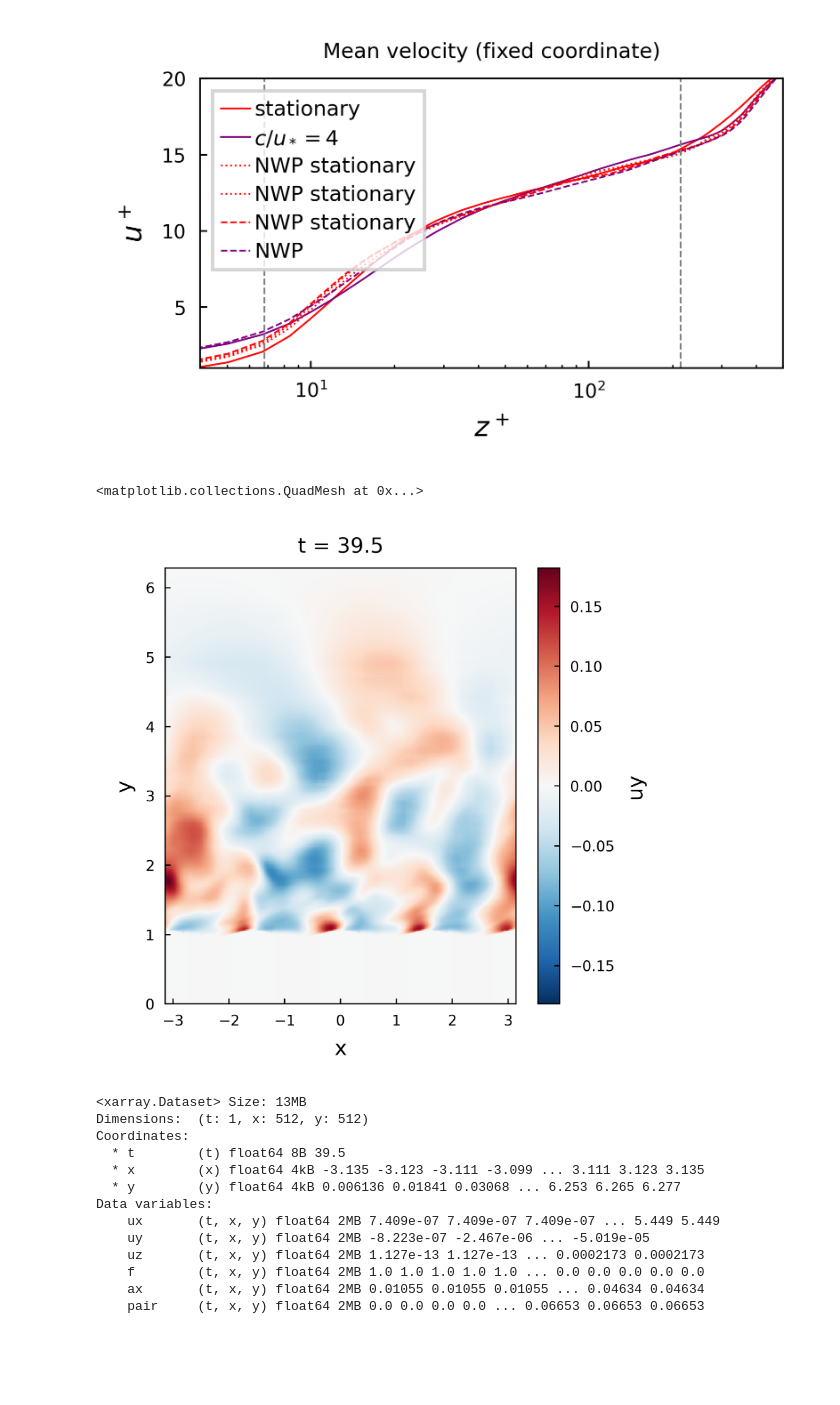
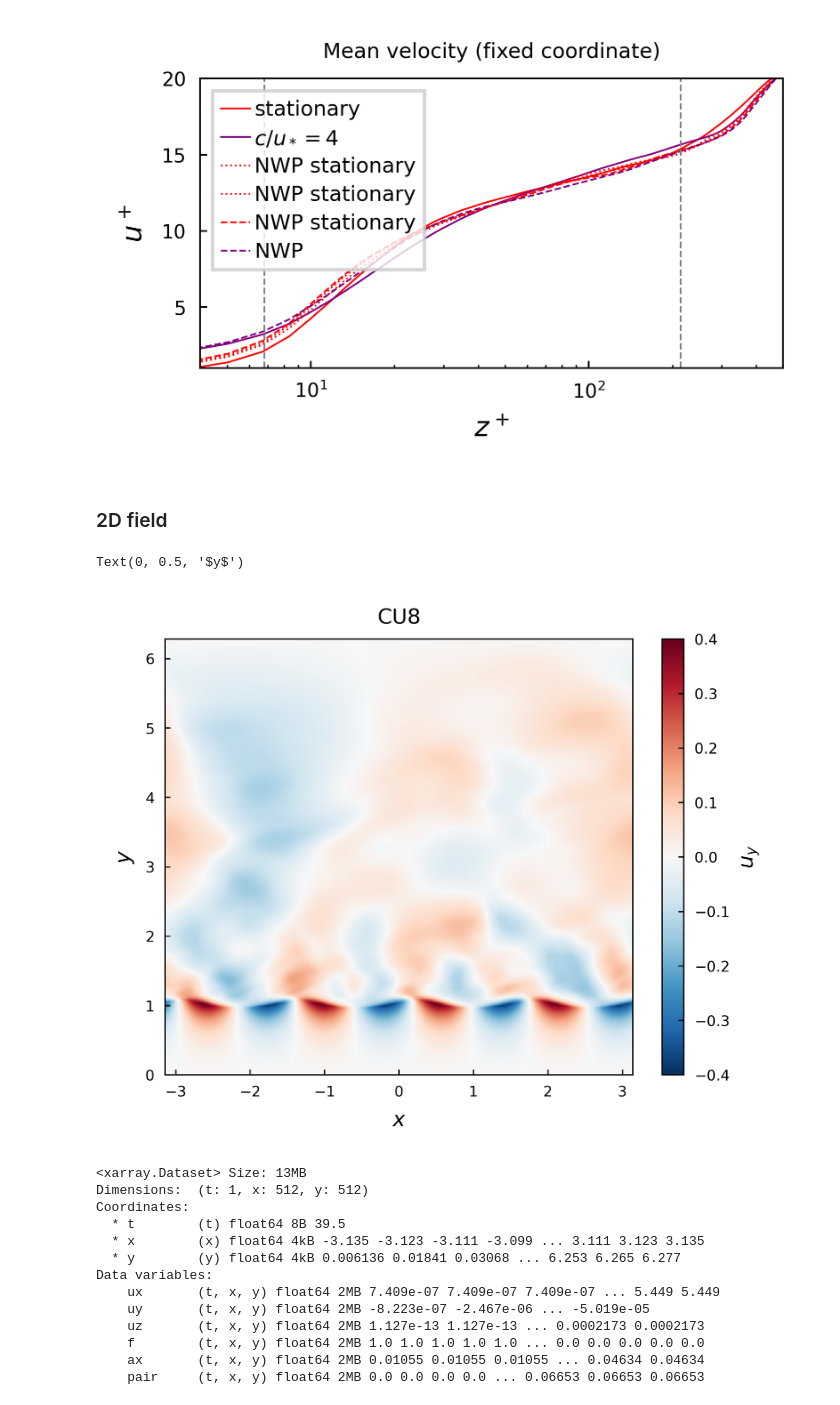
Before and after one commit to jiarong-wu/ctr, a Jupyter notebook: post-processing/windwave/notebooks/data_2D.ipynb, the cells around one changed output. Saved outputs shown, nothing was run; the diff lists cells and outputs as text; code cells hidden in the pictures; blank space fills up the shorter version.

```diff
--- a/post-processing/windwave/notebooks/data_2D.ipynb
+++ b/post-processing/windwave/notebooks/data_2D.ipynb
@@ -43,0 +21,20 @@ ds = read_fields_2D(path, times, NSLICE=512, NGRID=512, varlist=['ux','uy','uz',
+# %%
+path = '/home/ctrsp-2024/jiarongw/outputs/NWP_ZPG_CU2/'
+times = np.arange(45,58,0.1)
+ds_CU2 = read_fields_2D(path, times, NSLICE=512, NGRID=512, varlist=['ux','uy','uz','f'])
+
+path = '/home/ctrsp-2024/jiarongw/outputs/NWP_ZPG_CU4/'
+times = np.arange(45,53,0.1)
+ds_CU4 = read_fields_2D(path, times, NSLICE=512, NGRID=512, varlist=['ux','uy','uz','f'])
+
+path = '/home/ctrsp-2024/jiarongw/outputs/NWP_ZPG_CU8/'
+times = np.arange(45,53,0.1)
+ds_CU8 = read_fields_2D(path, times, NSLICE=512, NGRID=512, varlist=['ux','uy','uz','f'])
+
+path = '/home/ctrsp-2024/jiarongw/outputs/NWP_ZPG_CU4/'
+times = np.arange(42,45,0.1)
+ds_stat = read_fields_2D(path, times, NSLICE=512, NGRID=512, varlist=['ux','uy','uz','f'])
+
+path = '/home/ctrsp-2024/jiarongw/outputs/CU4/'
+times = np.arange(38.5,46.3,0.1)
+ds_CU4_old = read_fields_2D(path, times, NSLICE=512, NGRID=512, varlist=['ux','uy','uz','f'])
@@ -119,11 +283,15 @@ for i in range(0,len(ds.t)):
     ax.set_xticklabels([r'$-\pi$', r'$-\pi/2$', r'$0$', r'$\pi/2$', r'$\pi$'])
     plt.xlabel('$x$'); plt.ylabel('$y$')
     plt.savefig(folder+'/uy_%g.png' %i)
+# %% [markdown]
+### 2D field
 # %%
-plt.figure(figsize=[3,3])
+plt.figure(figsize=[4,3])
 # pair.isel(t=0).plot(x='x', cmap='RdBu_r')
-time = 39.5
-(ds_NWP2.uy.sel(t=time)).plot(x='x', cmap='RdBu_r')
+time = 52
+ds_CU8.uy.sel(t=time, method='nearest').plot(x='x', cmap='RdBu_r', vmax=0.4, vmin=-0.4,
+                                            cbar_kwargs={'label':'$u_y$'})
+plt.title('CU8'); plt.xlabel('$x$'); plt.ylabel('$y$')
 # %% [output]
-<matplotlib.collections.QuadMesh at 0x...>
+Text(0, 0.5, '$y$')
-[figure, old version]
+[figure, new version]
```
Also changed, not shown: parts of 14 cells of this notebook, 7 other files.
